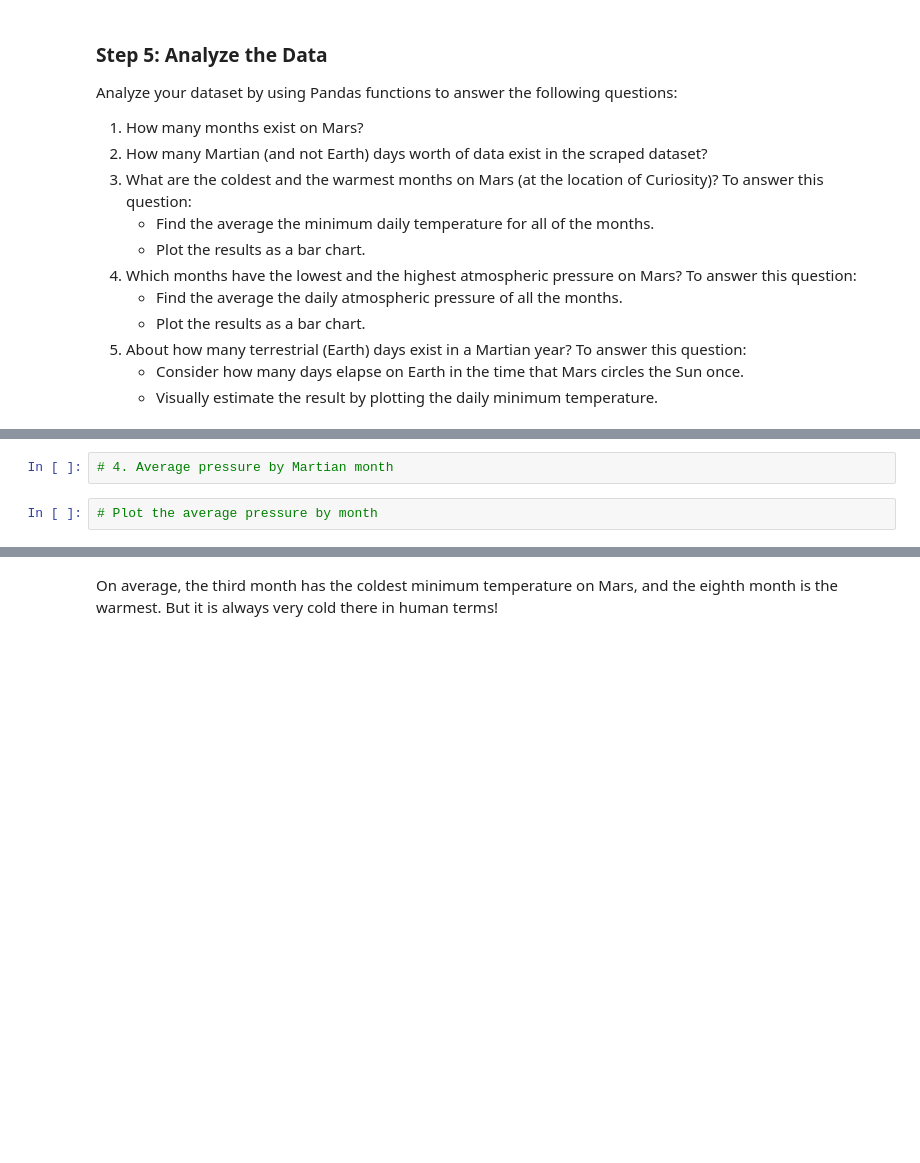
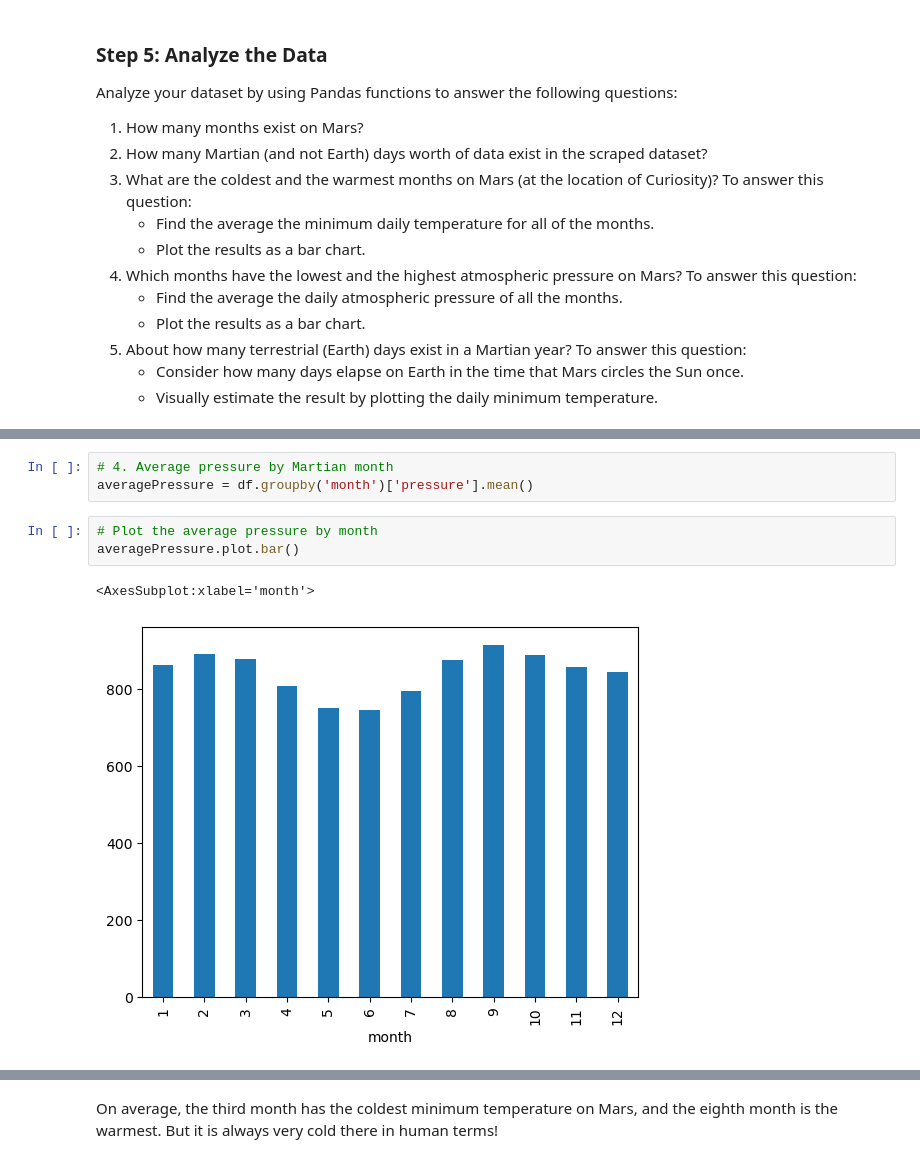
Before and after one commit to edwardAugust/html-scrape-challenge, a Jupyter notebook: Starter_Code/part_2_mars_weather.ipynb, the cells around one changed output, grey strips where cells are left out. Drawn from its saved outputs; the diff is of its cells as text; blank space fills up the shorter version.

```diff
--- a/Starter_Code/part_2_mars_weather.ipynb
+++ b/Starter_Code/part_2_mars_weather.ipynb
@@ -206,6 +243,11 @@ Analyze your dataset by using Pandas functions to answer the following questions
 # %%
 # 4. Average pressure by Martian month
+averagePressure = df.groupby('month')['pressure'].mean()
 # %%
 # Plot the average pressure by month
+averagePressure.plot.bar()
+# %% [output]
+<AxesSubplot:xlabel='month'>
+[figure, added]
 # %%
 # 5. How many terrestrial (earth) days are there in a Martian year?
```
Also changed, not shown: parts of 13 cells of this notebook, 2 other files.
